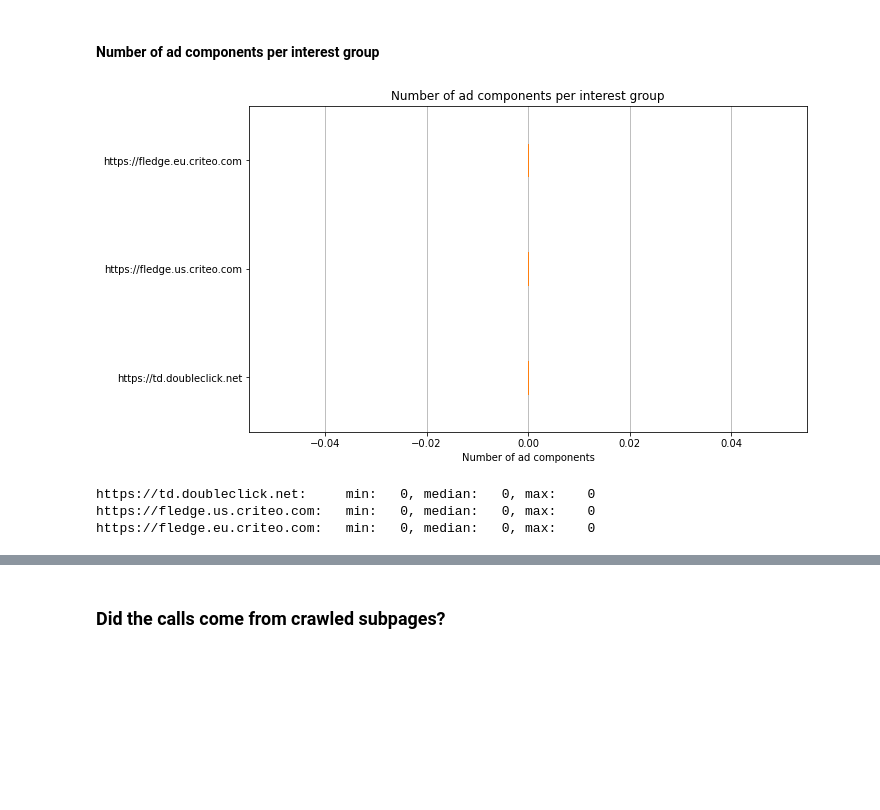
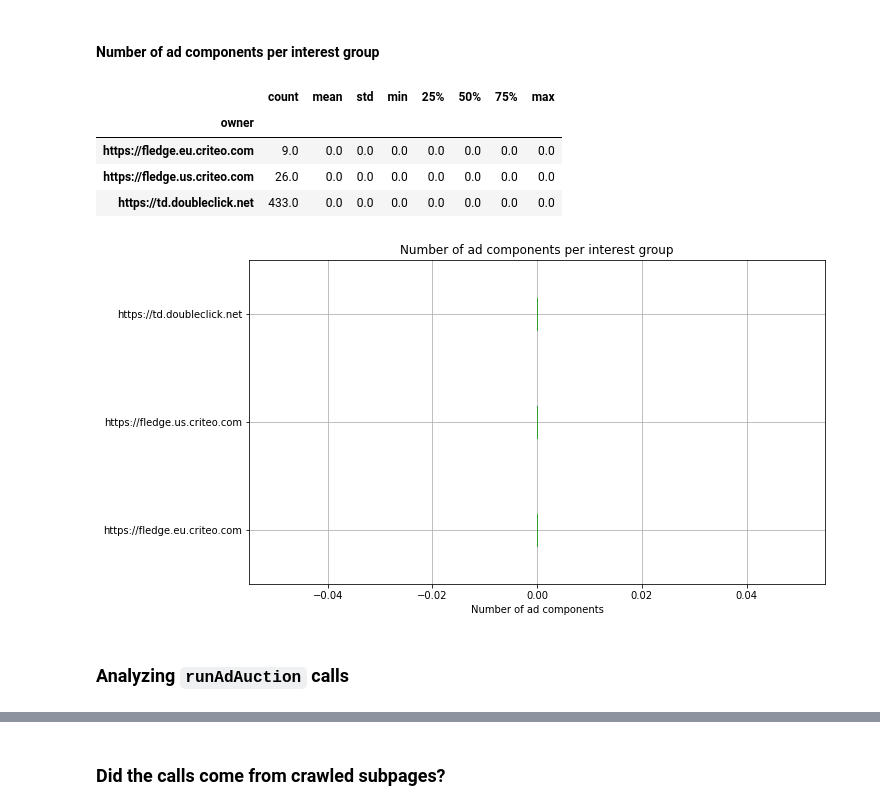
Before and after one commit to MichielP1807/tracker-radar-collector, a Jupyter notebook: post-processing/analysis.ipynb, the cells around one changed output, grey strips where cells are left out. Cells and saved outputs as stored; diff of their text form; code cells hidden in the pictures; blank space fills up the shorter version.

```diff
--- a/post-processing/analysis.ipynb
+++ b/post-processing/analysis.ipynb
@@ -229,9 +282,23 @@ for referrer, amount in sorted(has_many_ads_in_interest_group.items(), key=lambd
 # %% [markdown]
 #### Number of ad components per interest group
-# %%
-igBoxplot(lambda call: len(call["arguments"]["0"].get("adComponents", [])), "Number of ad components per interest group", "Number of ad components")
-# %% [output]
-[figure, removed]
-https://td.doubleclick.net:     min:   0, median:   0, max:    0
-https://fledge.us.criteo.com:   min:   0, median:   0, max:    0
-https://fledge.eu.criteo.com:   min:   0, median:   0, max:    0
+# %%
+ax = join_calls.boxplot(
+    column = "adComponentsLen",
+    by = "owner",
+    vert = False,
+    figsize = (10,6)
+)
+ax.get_figure().suptitle("")
+ax.set_title("Number of ad components per interest group")
+ax.set_xlabel("Number of ad components")
+
+join_calls.groupby("owner")["adComponentsLen"].describe()
+# %% [output]
+|  | count | mean | std | min | 25% | 50% | 75% | max |
+| owner |  |  |  |  |  |  |  |  |
+| https://fledge.eu.criteo.com | 9.0 | 0.0 | 0.0 | 0.0 | 0.0 | 0.0 | 0.0 | 0.0 |
+| https://fledge.us.criteo.com | 26.0 | 0.0 | 0.0 | 0.0 | 0.0 | 0.0 | 0.0 | 0.0 |
+| https://td.doubleclick.net | 433.0 | 0.0 | 0.0 | 0.0 | 0.0 | 0.0 | 0.0 | 0.0 |
+[figure, added]
+# %% [markdown]
+### Analyzing `runAdAuction` calls
```
Also changed, not shown: parts of 35 cells of this notebook.
